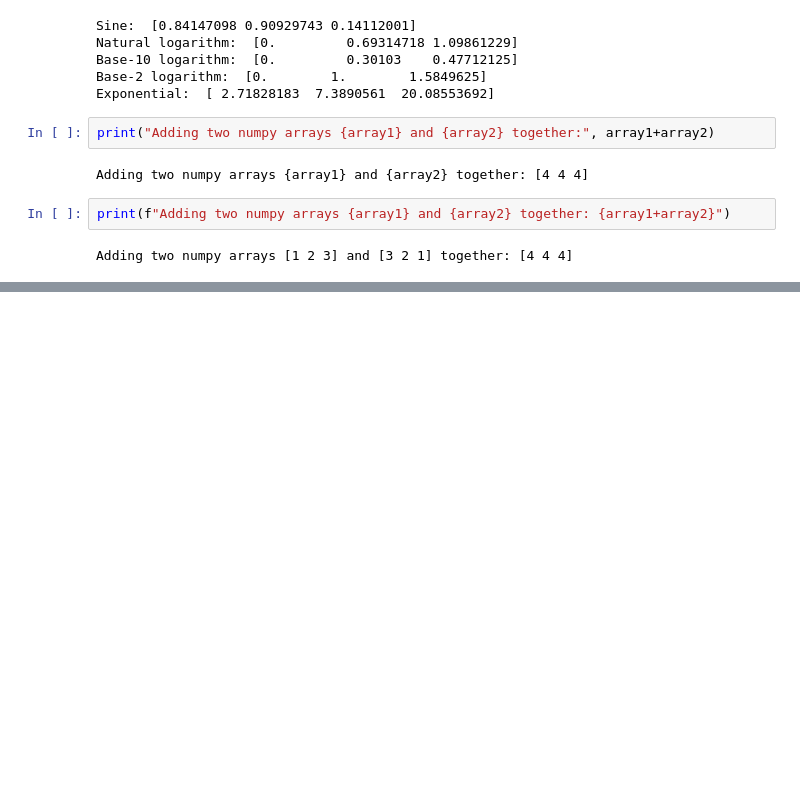
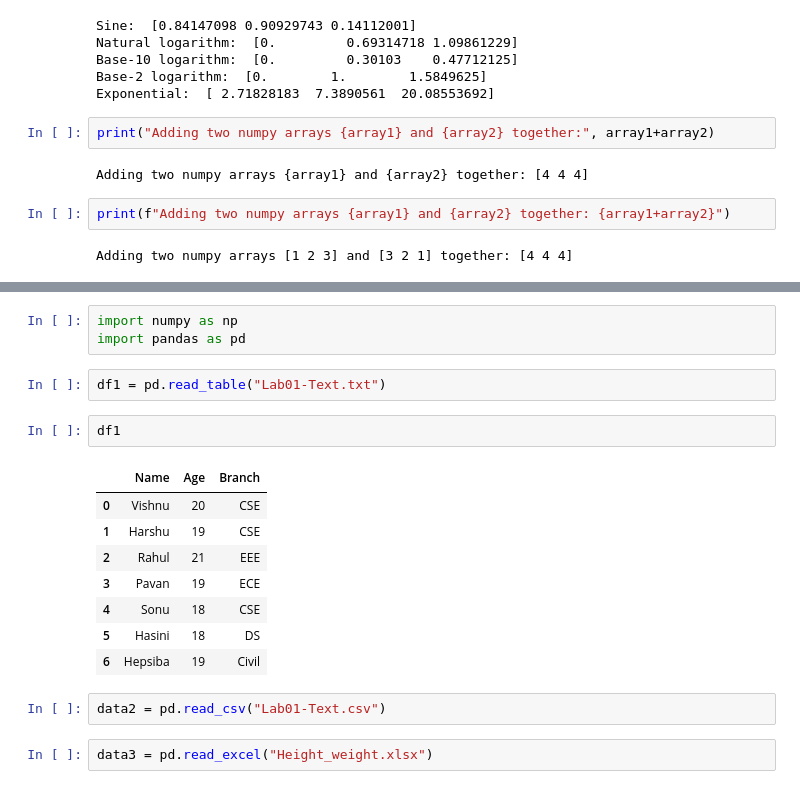
Before and after one commit to KMadhu10/AIML_1374, a Jupyter notebook: AIML_Lab_01.ipynb, the cells around one changed output, grey strips where cells are left out. Saved outputs shown, nothing was run; the diff lists cells and outputs as text; blank space fills up the shorter version.

```diff
--- a/AIML_Lab_01.ipynb
+++ b/AIML_Lab_01.ipynb
@@ -85,0 +138,20 @@ Let's suppose we collected age (in years), height (in cm), and weight (in kilogr
+# %%
+import numpy as np
+import pandas as pd
+# %%
+df1 = pd.read_table("Lab01-Text.txt")
+# %%
+df1
+# %% [output]
+|  | Name | Age | Branch |
+| 0 | Vishnu | 20 | CSE |
+| 1 | Harshu | 19 | CSE |
+| 2 | Rahul | 21 | EEE |
+| 3 | Pavan | 19 | ECE |
+| 4 | Sonu | 18 | CSE |
+| 5 | Hasini | 18 | DS |
+| 6 | Hepsiba | 19 | Civil |
+# %%
+data2 = pd.read_csv("Lab01-Text.csv")
+# %%
+data3 = pd.read_excel("Height_weight.xlsx")
```
Also changed, not shown: parts of 12 cells of this notebook.
